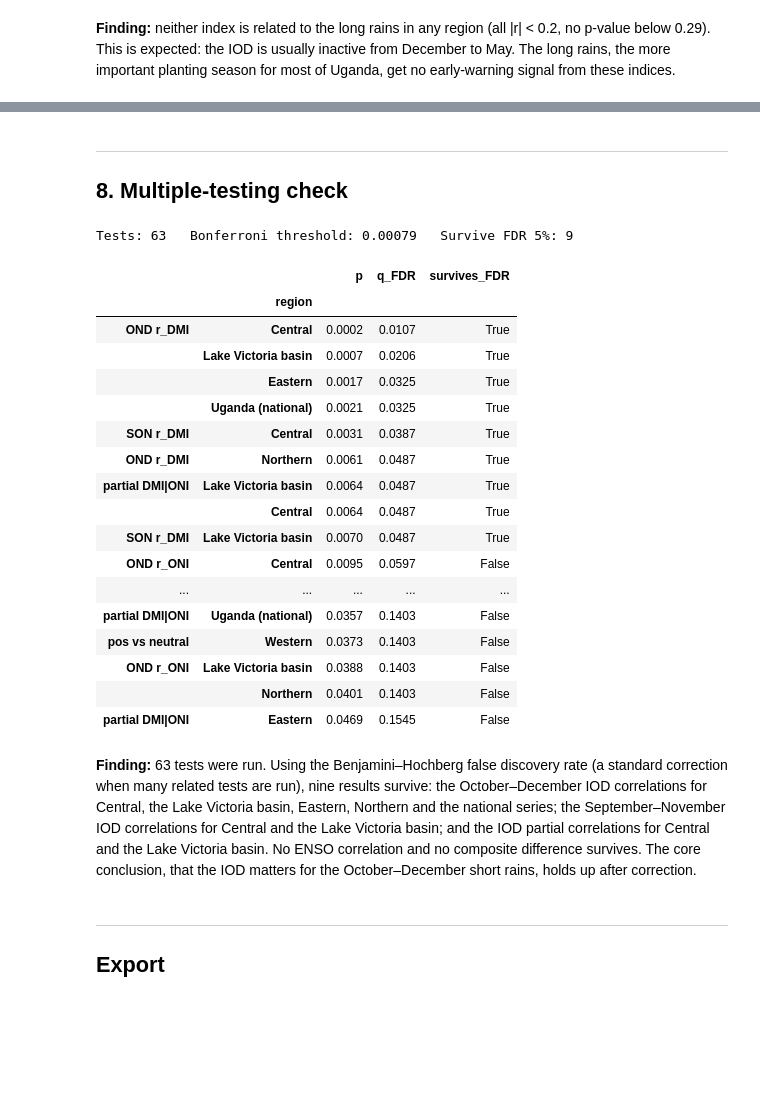
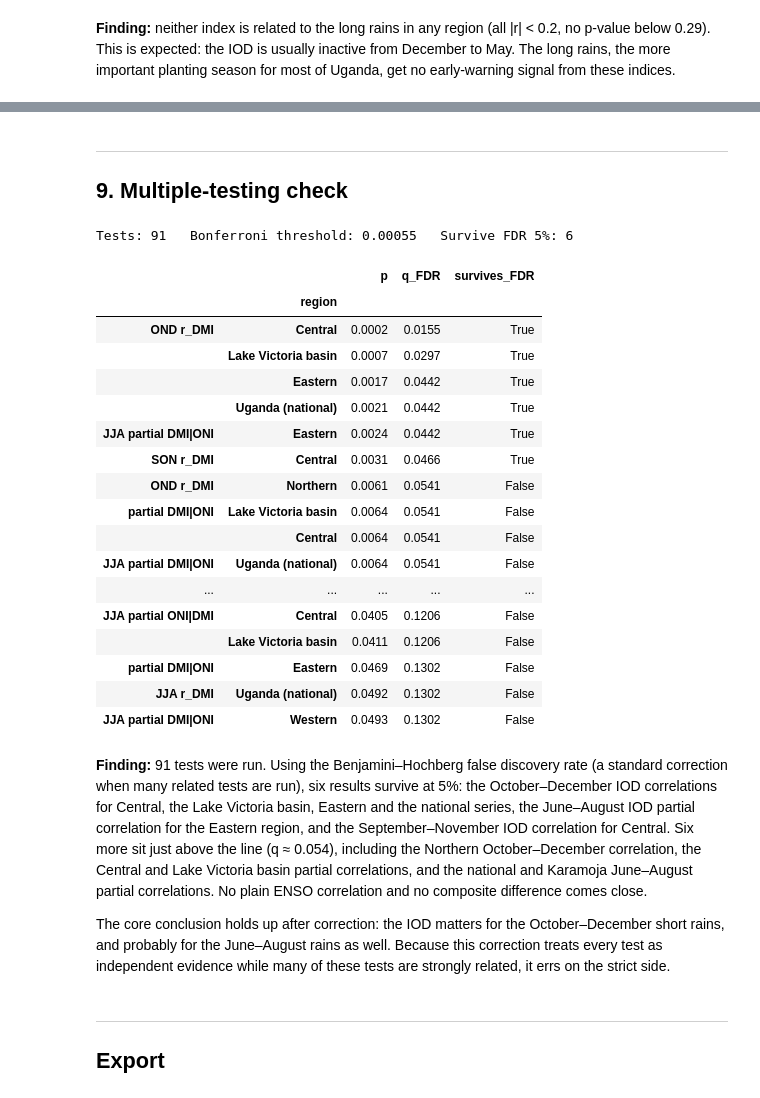
Before and after one commit to TayeRuta/uganda-rainfall-analysis, a Jupyter notebook: notebooks/03_iod_analysis.ipynb, the cells around one changed output, grey strips where cells are left out. Cells and saved outputs as stored; diff of their text form; code cells hidden in the pictures; blank space fills up the shorter version.

```diff
--- a/notebooks/03_iod_analysis.ipynb
+++ b/notebooks/03_iod_analysis.ipynb
@@ -59,9 +59,9 @@ def season_dmi(months):
 def season_oni(code):
     return oni[oni['season'] == code].set_index('year')['oni'].loc[YEARS]
 
-rain = {'SON': season_rain([9, 10, 11]), 'OND': season_rain([10, 11, 12]), 'MAM': season_rain([3, 4, 5])}
-dmi_s = {'SON': season_dmi([9, 10, 11]), 'OND': season_dmi([10, 11, 12]), 'MAM': season_dmi([3, 4, 5])}
-oni_s = {'SON': season_oni('SON'), 'OND': season_oni('OND'), 'MAM': season_oni('MAM')}
+rain = {'SON': season_rain([9, 10, 11]), 'OND': season_rain([10, 11, 12]), 'MAM': season_rain([3, 4, 5]), 'JJA': season_rain([6, 7, 8])}
+dmi_s = {'SON': season_dmi([9, 10, 11]), 'OND': season_dmi([10, 11, 12]), 'MAM': season_dmi([3, 4, 5]), 'JJA': season_dmi([6, 7, 8])}
+oni_s = {'SON': season_oni('SON'), 'OND': season_oni('OND'), 'MAM': season_oni('MAM'), 'JJA': season_oni('JJA')}
 
 print('Rainfall years:', rain['OND'].index.min(), '–', rain['OND'].index.max(), '| missing:', int(rain['OND'].isna().sum().sum()))
 print('DMI / ONI years:', len(dmi_s['OND'].dropna()), '/', len(oni_s['OND'].dropna()))
@@ -368,0 +374,16 @@ mam_c.round(3)
+# %%
+jja_c = corr_table('JJA')
+rows = []
+for r in ORDER:
+    y = rain['JJA'][r]
+    a, pa = partial_r(y, dmi_s['JJA'], oni_s['JJA'])
+    b, pb = partial_r(y, oni_s['JJA'], dmi_s['JJA'])
+    top3 = dmi_s['JJA'].sort_values().index[-3:]
+    k = ~dmi_s['JJA'].index.isin(top3)
+    r_ex, p_ex = stats.pearsonr(dmi_s['JJA'][k], y[k])
+    rows.append({'region': r, 'r_DMI': jja_c.loc[r, 'r_DMI'], 'p_DMI': jja_c.loc[r, 'p_DMI'],
+                 'r_ONI': jja_c.loc[r, 'r_ONI'], 'partial_DMI|ONI': a, 'p_DMI|ONI': pa,
+                 'partial_ONI|DMI': b, 'p_ONI|DMI': pb, 'r_without_top3_IOD_years': r_ex})
+jja_part = pd.DataFrame(rows).set_index('region')
+print('Top-3 June–August IOD years removed in the last column:', sorted(top3.tolist()))
+jja_part.round(3)
@@ -369,40 +405,44 @@ mam_c.round(3)
 # %% [markdown]
 ---
-## 8. Multiple-testing check
+## 9. Multiple-testing check
 # %%
 pvals = pd.concat({
     'OND r_DMI': ond_c['p_DMI'], 'OND r_ONI': ond_c['p_ONI'],
     'SON r_DMI': son_c['p_DMI'], 'SON r_ONI': son_c['p_ONI'],
     'partial DMI|ONI': part['p_DMI|ONI'], 'partial ONI|DMI': part['p_ONI|DMI'],
     'MAM r_DMI': mam_c['p_DMI'], 'MAM r_ONI': mam_c['p_ONI'],
     'pos vs neutral': comp['p_pos_vs_neutral'],
+    'JJA r_DMI': jja_c['p_DMI'], 'JJA r_ONI': jja_c['p_ONI'],
+    'JJA partial DMI|ONI': jja_part['p_DMI|ONI'], 'JJA partial ONI|DMI': jja_part['p_ONI|DMI'],
 })
 reject, q, _, _ = multipletests(pvals.values, alpha=0.05, method='fdr_bh')
 checked = pd.DataFrame({'p': pvals, 'q_FDR': q, 'survives_FDR': reject})
 print(f'Tests: {len(pvals)}   Bonferroni threshold: {0.05 / len(pvals):.5f}   Survive FDR 5%: {reject.sum()}')
 checked[checked['p'] < 0.05].sort_values('p').round(4)
 # %% [output]
-Tests: 63   Bonferroni threshold: 0.00079   Survive FDR 5%: 9
+Tests: 91   Bonferroni threshold: 0.00055   Survive FDR 5%: 6
 |  |  | p | q_FDR | survives_FDR |
 |  | region |  |  |  |
-| OND r_DMI | Central | 0.0002 | 0.0107 | True |
-|  | Lake Victoria basin | 0.0007 | 0.0206 | True |
-|  | Eastern | 0.0017 | 0.0325 | True |
-|  | Uganda (national) | 0.0021 | 0.0325 | True |
-| SON r_DMI | Central | 0.0031 | 0.0387 | True |
-| OND r_DMI | Northern | 0.0061 | 0.0487 | True |
-| partial DMI|ONI | Lake Victoria basin | 0.0064 | 0.0487 | True |
-|  | Central | 0.0064 | 0.0487 | True |
-| SON r_DMI | Lake Victoria basin | 0.0070 | 0.0487 | True |
-| OND r_ONI | Central | 0.0095 | 0.0597 | False |
+| OND r_DMI | Central | 0.0002 | 0.0155 | True |
+|  | Lake Victoria basin | 0.0007 | 0.0297 | True |
+|  | Eastern | 0.0017 | 0.0442 | True |
+|  | Uganda (national) | 0.0021 | 0.0442 | True |
+| JJA partial DMI|ONI | Eastern | 0.0024 | 0.0442 | True |
+| SON r_DMI | Central | 0.0031 | 0.0466 | True |
+| OND r_DMI | Northern | 0.0061 | 0.0541 | False |
+| partial DMI|ONI | Lake Victoria basin | 0.0064 | 0.0541 | False |
+|  | Central | 0.0064 | 0.0541 | False |
+| JJA partial DMI|ONI | Uganda (national) | 0.0064 | 0.0541 | False |
 | ... | ... | ... | ... | ... |
-| partial DMI|ONI | Uganda (national) | 0.0357 | 0.1403 | False |
-| pos vs neutral | Western | 0.0373 | 0.1403 | False |
-| OND r_ONI | Lake Victoria basin | 0.0388 | 0.1403 | False |
-|  | Northern | 0.0401 | 0.1403 | False |
-| partial DMI|ONI | Eastern | 0.0469 | 0.1545 | False |
+| JJA partial ONI|DMI | Central | 0.0405 | 0.1206 | False |
+|  | Lake Victoria basin | 0.0411 | 0.1206 | False |
+| partial DMI|ONI | Eastern | 0.0469 | 0.1302 | False |
+| JJA r_DMI | Uganda (national) | 0.0492 | 0.1302 | False |
+| JJA partial DMI|ONI | Western | 0.0493 | 0.1302 | False |
 # %% [markdown]
-**Finding:** 63 tests were run. Using the Benjamini–Hochberg false discovery rate (a standard correction when many related tests are run), nine results survive: the October–December IOD correlations for Central, the Lake Victoria basin, Eastern, Northern and the national series; the September–November IOD correlations for Central and the Lake Victoria basin; and the IOD partial correlations for Central and the Lake Victoria basin. No ENSO correlation and no composite difference survives. The core conclusion, that the IOD matters for the October–December short rains, holds up after correction.
+**Finding:** 91 tests were run. Using the Benjamini–Hochberg false discovery rate (a standard correction when many related tests are run), six results survive at 5%: the October–December IOD correlations for Central, the Lake Victoria basin, Eastern and the national series, the June–August IOD partial correlation for the Eastern region, and the September–November IOD correlation for Central. Six more sit just above the line (q ≈ 0.054), including the Northern October–December correlation, the Central and Lake Victoria basin partial correlations, and the national and Karamoja June–August partial correlations. No plain ENSO correlation and no composite difference comes close.
+
+The core conclusion holds up after correction: the IOD matters for the October–December short rains, and probably for the June–August rains as well. Because this correction treats every test as independent evidence while many of these tests are strongly related, it errs on the strict side.
 # %% [markdown]
 ---
 ## Export
```
Also changed, not shown: parts of 8 cells of this notebook, 10 other files.
